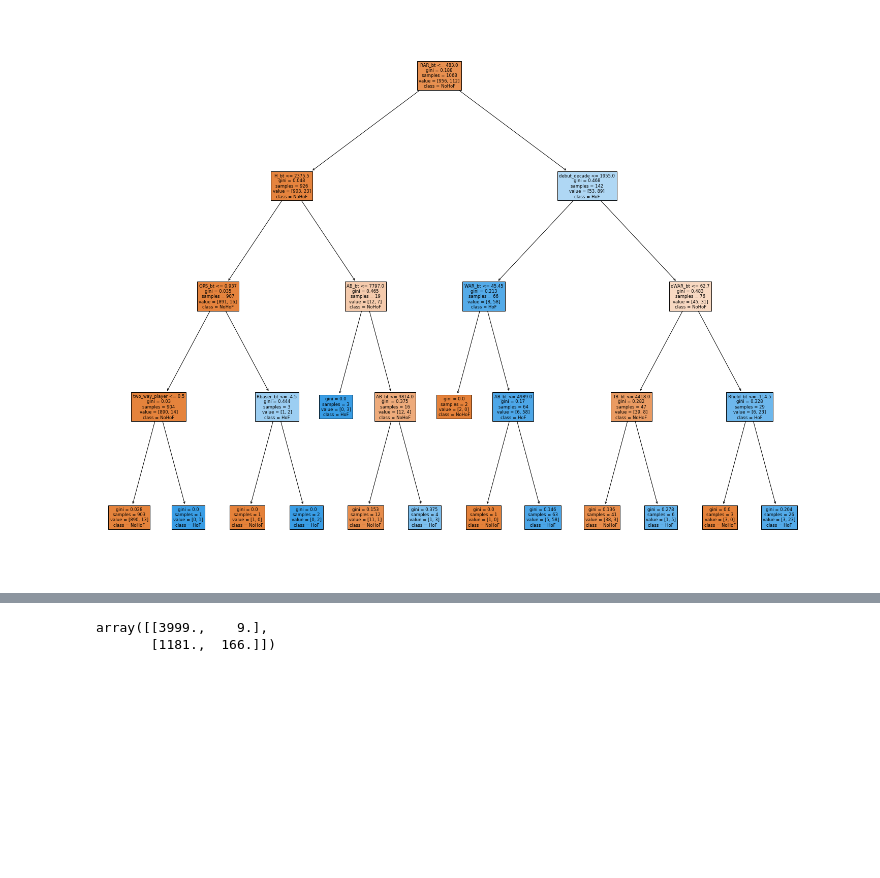
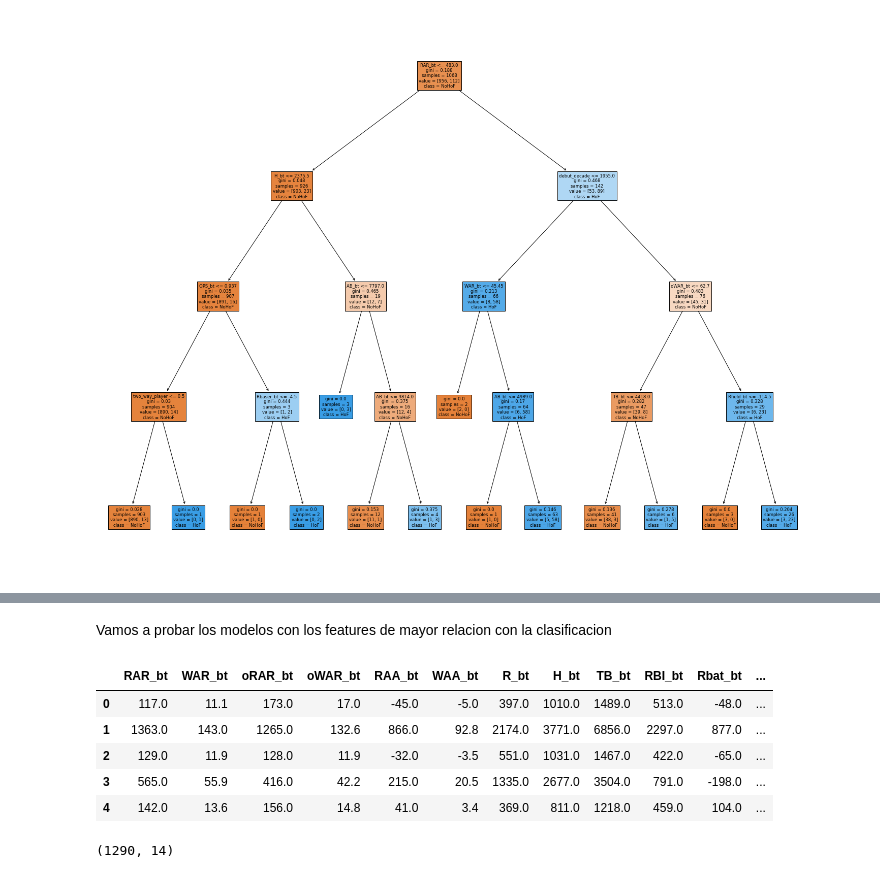
Before and after one commit to abel1927/DJ-MLB-Hall-Fame, a Jupyter notebook: Models/model_feature_selection.ipynb, the cells around one changed output, grey strips where cells are left out. Saved outputs shown, nothing was run; the diff lists cells and outputs as text; code cells hidden in the pictures; blank space fills up the shorter version.

```diff
--- a/Models/model_feature_selection.ipynb
+++ b/Models/model_feature_selection.ipynb
@@ -741,5 +587,2 @@ for i in range(len(labels)):
-# %%
-groups
-# %% [output]
-array([[3999.,    9.],
-       [1181.,  166.]])
+# %% [markdown]
+Vamos a probar los modelos con los features de mayor relacion con la clasificacion
@@ -745,0 +594,13 @@ array([[3999.,    9.],
+# %%
+X_crr.head()
+# %% [output]
+|  | RAR_bt | WAR_bt | oRAR_bt | oWAR_bt | RAA_bt | WAA_bt | R_bt | H_bt | TB_bt | RBI_bt | Rbat_bt | ... |
+| 0 | 117.0 | 11.1 | 173.0 | 17.0 | -45.0 | -5.0 | 397.0 | 1010.0 | 1489.0 | 513.0 | -48.0 | ... |
+| 1 | 1363.0 | 143.0 | 1265.0 | 132.6 | 866.0 | 92.8 | 2174.0 | 3771.0 | 6856.0 | 2297.0 | 877.0 | ... |
+| 2 | 129.0 | 11.9 | 128.0 | 11.9 | -32.0 | -3.5 | 551.0 | 1031.0 | 1467.0 | 422.0 | -65.0 | ... |
+| 3 | 565.0 | 55.9 | 416.0 | 42.2 | 215.0 | 20.5 | 1335.0 | 2677.0 | 3504.0 | 791.0 | -198.0 | ... |
+| 4 | 142.0 | 13.6 | 156.0 | 14.8 | 41.0 | 3.4 | 369.0 | 811.0 | 1218.0 | 459.0 | 104.0 | ... |
+# %%
+X_crr.shape
+# %% [output]
+(1290, 14)
```
Also changed, not shown: parts of 42 cells of this notebook, 2 other files.
